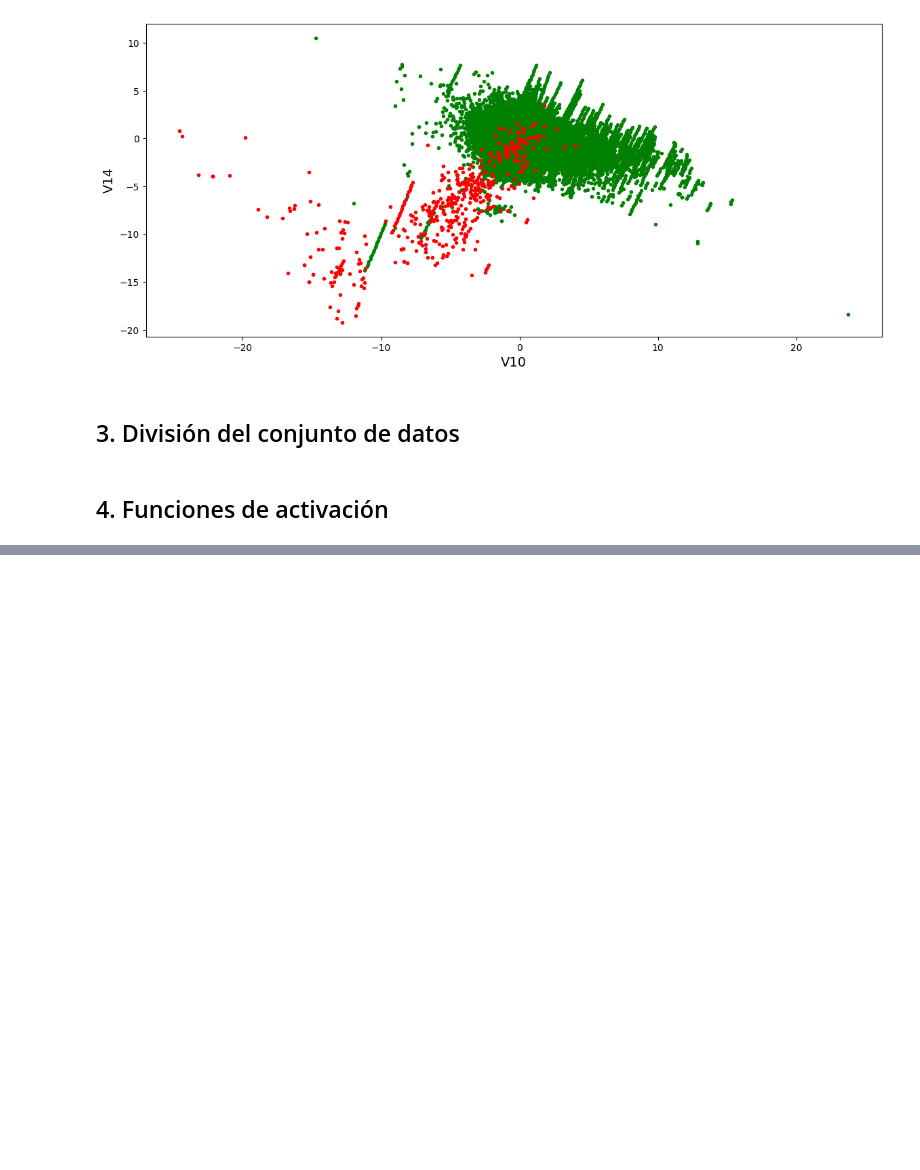
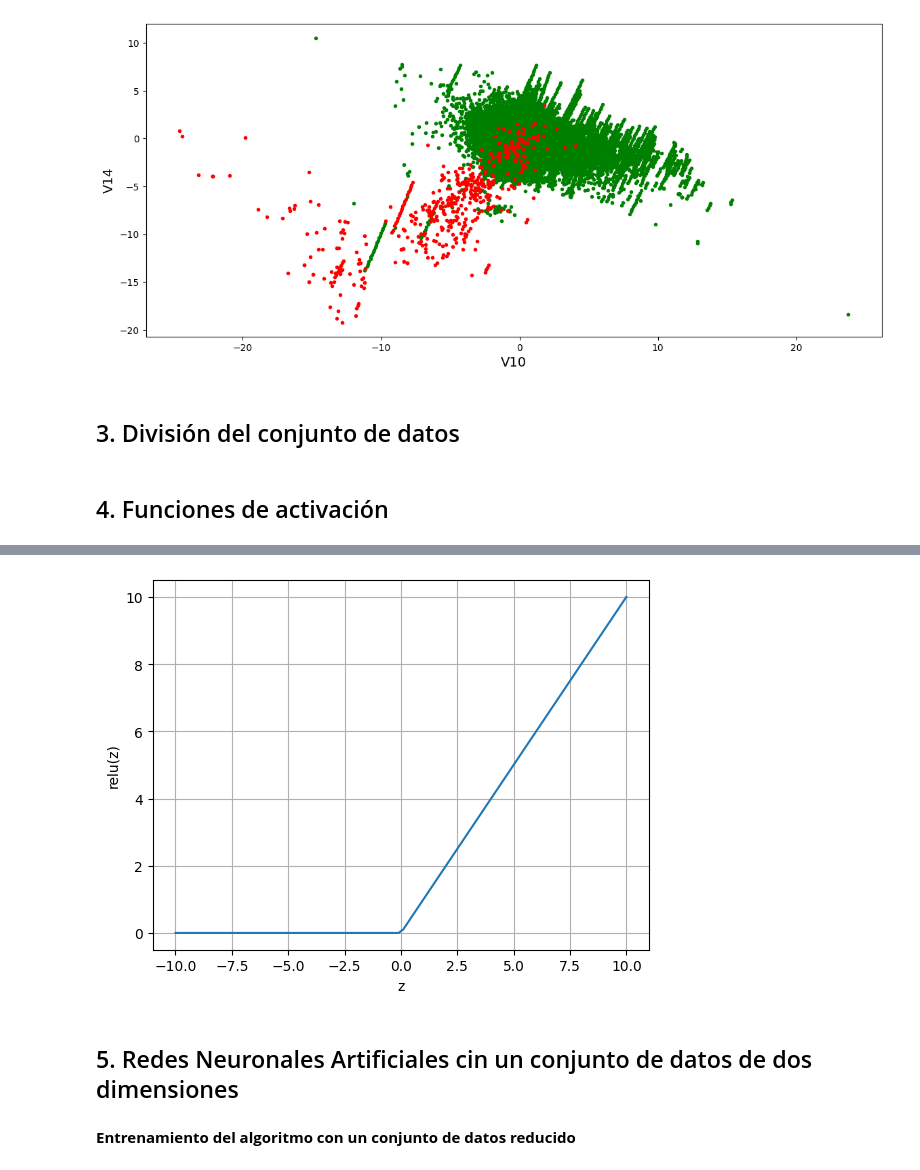
Before and after one commit to LuisPerdomo123/Inteligencia-Computacional, a Jupyter notebook: Funciones_de_activacion_Caso_practico_I.ipynb, the cells around one changed output, grey strips where cells are left out. Drawn from its saved outputs; the diff is of its cells as text; code cells hidden in the pictures; blank space fills up the shorter version.

```diff
--- a/Funciones_de_activacion_Caso_practico_I.ipynb
+++ b/Funciones_de_activacion_Caso_practico_I.ipynb
@@ -99,0 +124,14 @@ X_test, y_test = remove_labels(test_set, 'Class')
+# %%
+# Representación gráfica de la función relu
+from tensorflow.keras.backend import relu
+
+z = np.linspace(-10, 10, 100)
+plt.plot(z, relu(z))
+plt.xlabel("z")
+plt.ylabel("relu(z)")
+plt.grid()
+plt.show()
+# %% [output]
+[figure, added]
+# %% [markdown]
+## 5. Redes Neuronales Artificiales cin un conjunto de datos de dos dimensiones
@@ -99,0 +143,2 @@ X_test, y_test = remove_labels(test_set, 'Class')
+# %% [markdown]
+**Entrenamiento del algoritmo con un conjunto de datos reducido**
```
Also changed, not shown: parts of 14 cells of this notebook.
